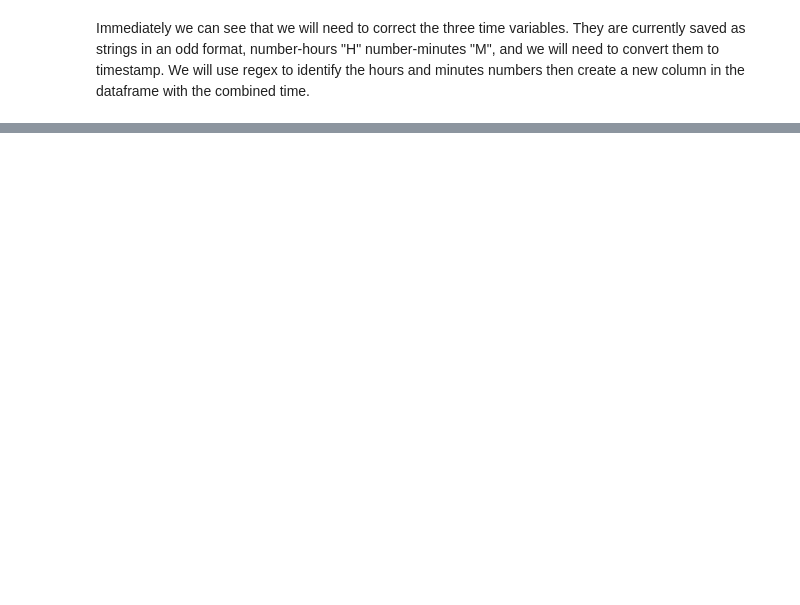
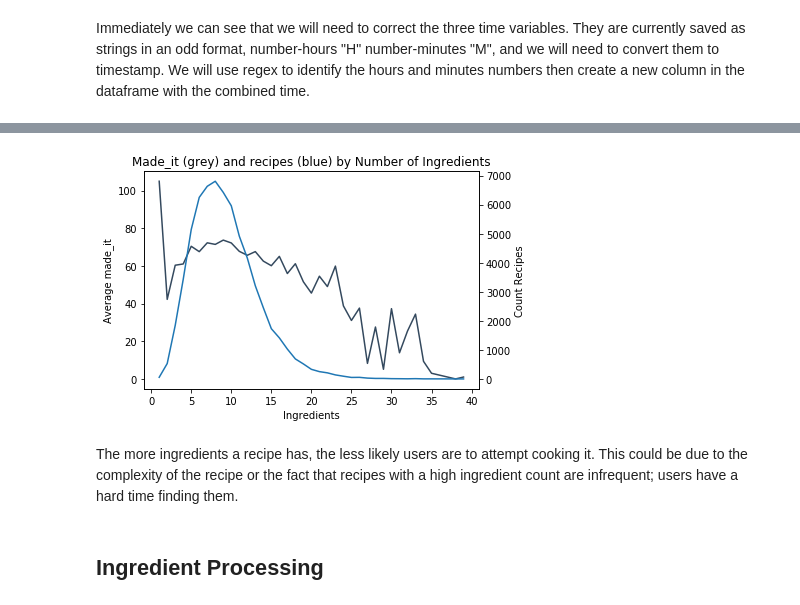
Before and after one commit to joanana/joanana.github.io, a Jupyter notebook: allrecipes-analysis.ipynb, the cells around one changed output, grey strips where cells are left out. Cells and saved outputs as stored; diff of their text form; code cells hidden in the pictures; blank space fills up the shorter version.

```diff
--- a/allrecipes-analysis.ipynb
+++ b/allrecipes-analysis.ipynb
@@ -425,0 +452,17 @@ sb.regplot(data=recipes.loc[recipes.num_ingredients < 15], x='num_ingredients',
+# %%
+data = recipes.groupby(by='num_ingredients').mean()['made_it']
+
+ax = sb.lineplot(data=data, color="#34495e", legend='full')
+_ = ax.set_title('Made_it (grey) and recipes (blue) by Number of Ingredients')
+_ = ax.set_ylabel('Average made_it')
+_ = ax.set_xlabel('Ingredients')
+
+ax2 = ax.twinx()
+ax2 = sb.lineplot(data=recipes.groupby(by='num_ingredients').count()['rating'])
+_ = ax2.set_ylabel('Count Recipes')
+# %% [output]
+[figure, added]
+# %% [markdown]
+The more ingredients a recipe has, the less likely users are to attempt cooking it. This could be due to the complexity of the recipe or the fact that recipes with a high ingredient count are infrequent; users have a hard time finding them.
+# %% [markdown]
+## Ingredient Processing
```
Also changed, not shown: parts of 46 cells of this notebook.
